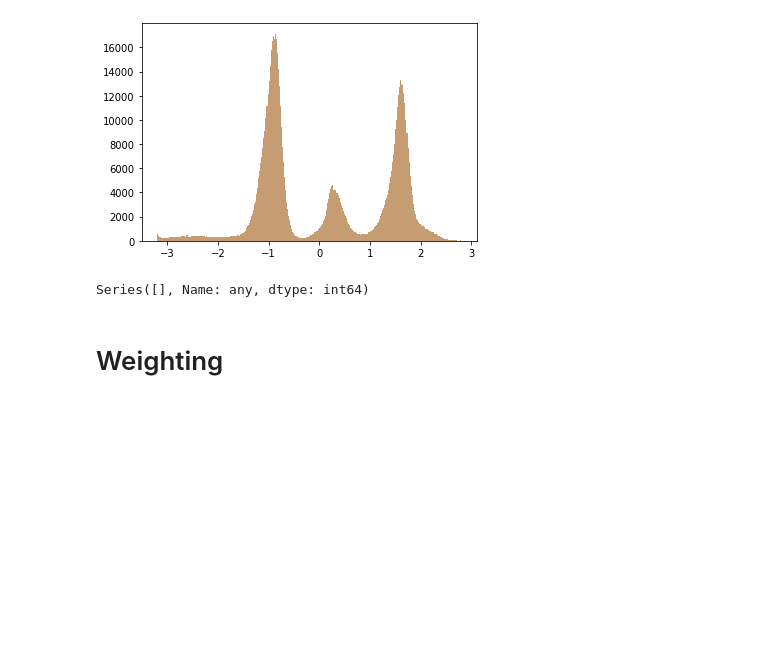
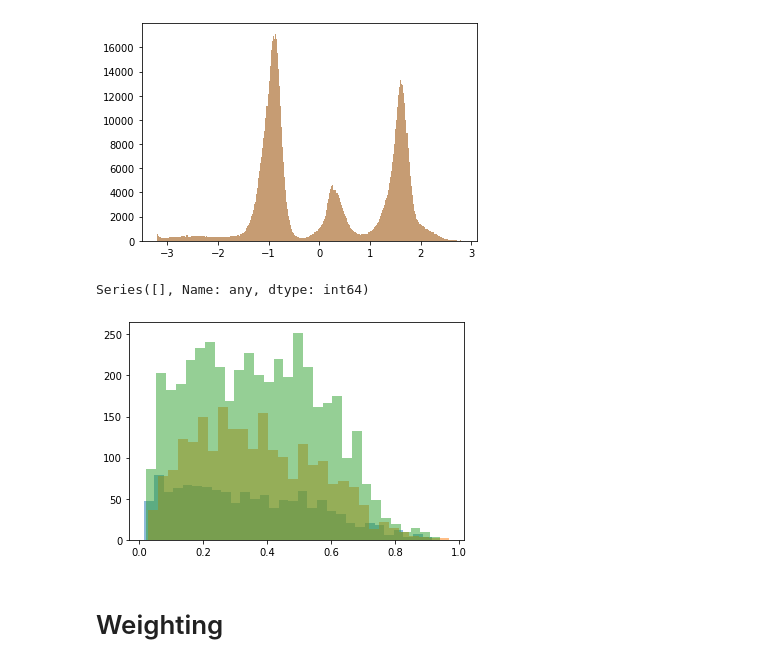
Before and after one commit to nosound2/RSNA-Hemorrhage, a Jupyter notebook: notebooks/Metadata.ipynb, the cells around one changed output. Cells and saved outputs as stored; diff of their text form; code cells hidden in the pictures; blank space fills up the shorter version.

```diff
--- a/notebooks/Metadata.ipynb
+++ b/notebooks/Metadata.ipynb
@@ -602,6 +602,14 @@ a = plt.hist(data_md.loc[((data_md.PixelRepresentation != 0) | (data_md.RescaleI
 data_md.loc[data_md.PxlMin < -3450,'any'].isnull().value_counts()
 # %% [output]
 Series([], Name: any, dtype: int64)
+# %%
+tt = train_md[['any','SeriesInstanceUID','PxlMin_grp_le']].groupby('SeriesInstanceUID').mean()
+# %%
+a = plt.hist(tt.loc[(tt.PxlMin_grp_le == 0) & (tt['any'] > 0), 'any'], bins=30, alpha=0.5)
+a = plt.hist(tt.loc[(tt.PxlMin_grp_le == 1) & (tt['any'] > 0), 'any'], bins=30, alpha=0.5)
+a = plt.hist(tt.loc[(tt.PxlMin_grp_le == 2) & (tt['any'] > 0), 'any'], bins=30, alpha=0.5)
+# %% [output]
+[figure, added]
 # %% [markdown]
 # Weighting
 # %%
```
Also changed, not shown: 1 other file.
